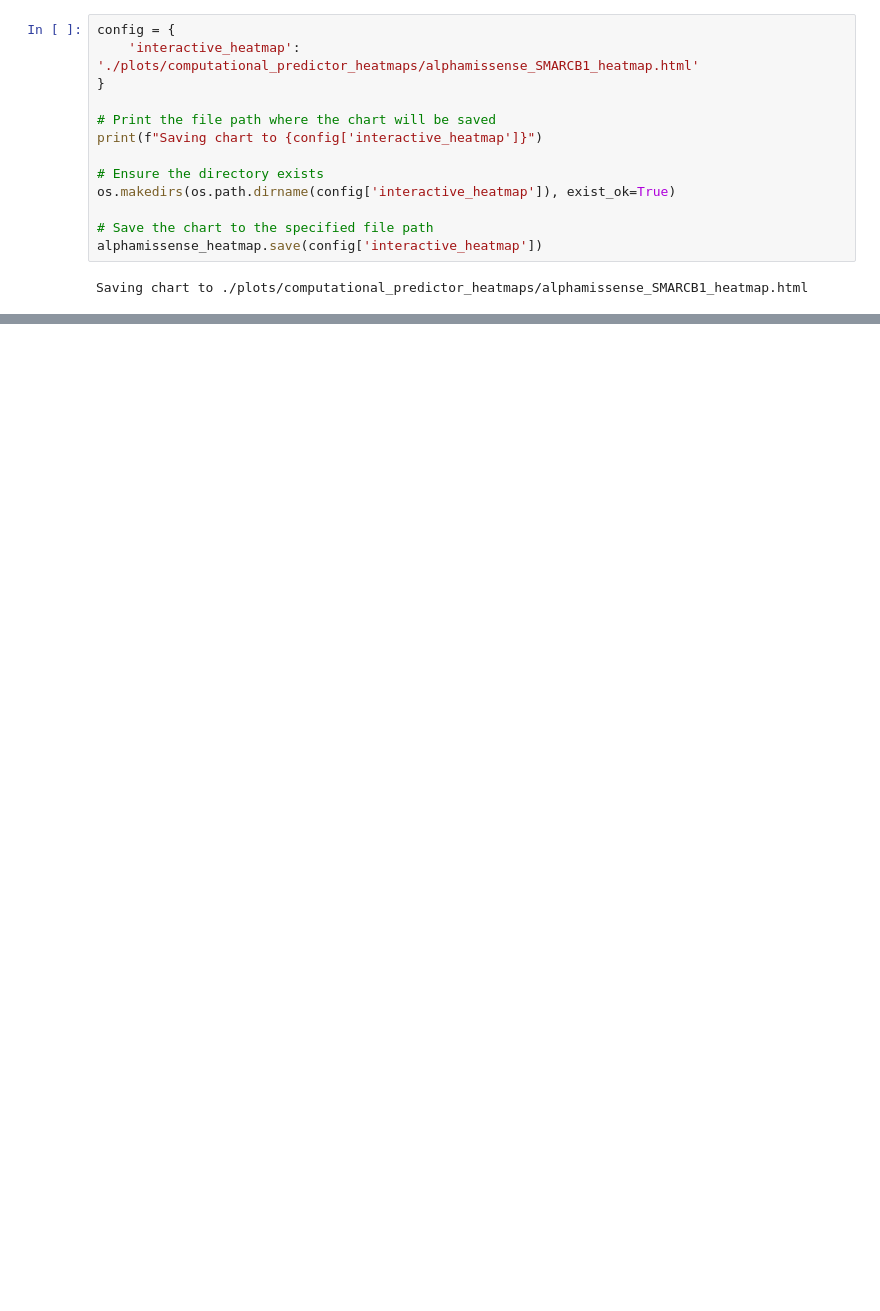
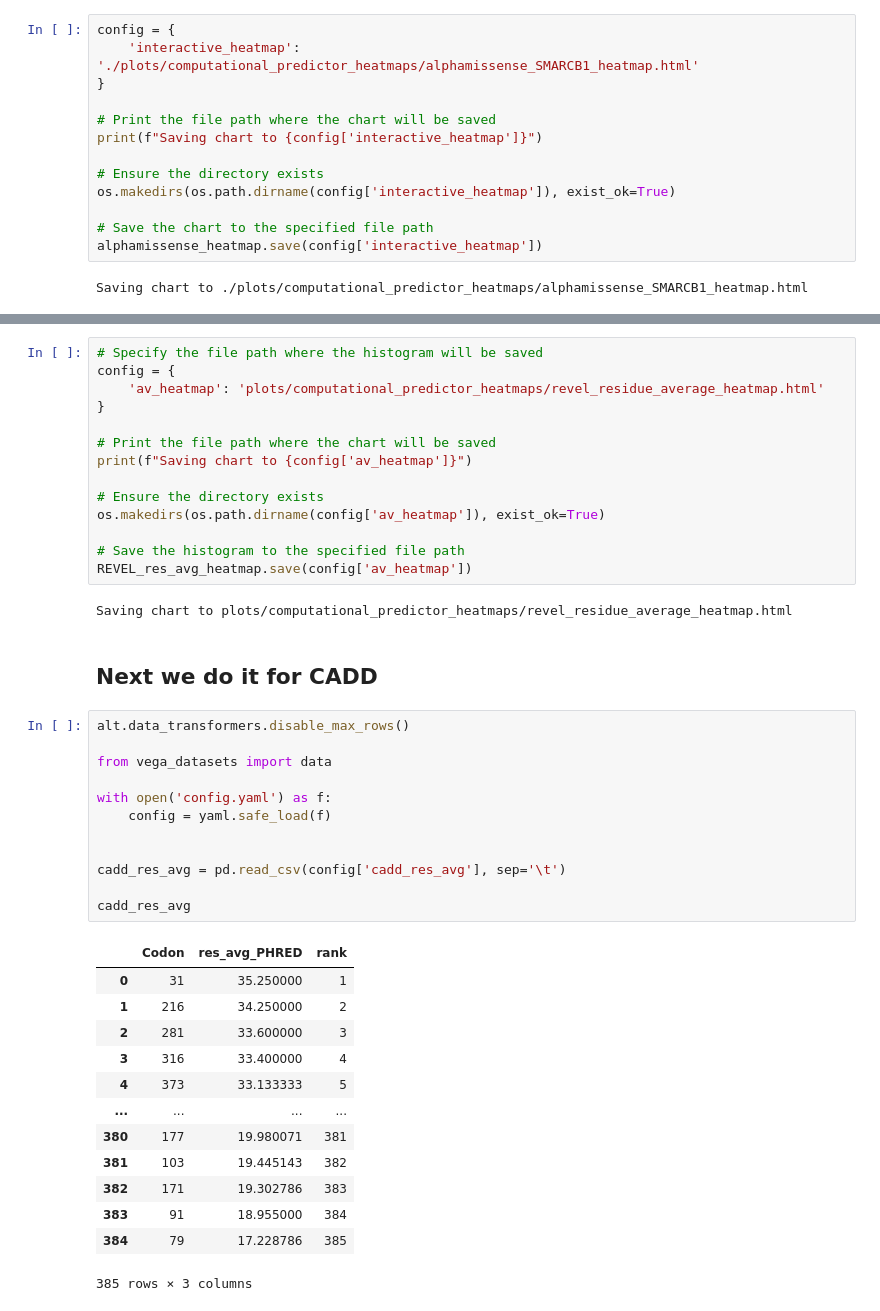
Before and after one commit to thehonglab/SMARCB1_DMS, a Jupyter notebook: computational_predictors_heatmaps.ipynb, the cells around one changed output, grey strips where cells are left out. Drawn from its saved outputs; the diff is of its cells as text; blank space fills up the shorter version.

Commit message:
Added some more heatmap code

```diff
--- a/computational_predictors_heatmaps.ipynb
+++ b/computational_predictors_heatmaps.ipynb
@@ -410,0 +431,44 @@ Saving chart to ./plots/computational_predictor_heatmaps/alphamissense_SMARCB1_h
+# %%
+# Specify the file path where the histogram will be saved
+config = {
+    'av_heatmap': 'plots/computational_predictor_heatmaps/revel_residue_average_heatmap.html'
+}
+
+# Print the file path where the chart will be saved
+print(f"Saving chart to {config['av_heatmap']}")
+
+# Ensure the directory exists
+os.makedirs(os.path.dirname(config['av_heatmap']), exist_ok=True)
+
+# Save the histogram to the specified file path
+REVEL_res_avg_heatmap.save(config['av_heatmap'])
+# %% [output]
+Saving chart to plots/computational_predictor_heatmaps/revel_residue_average_heatmap.html
+# %% [markdown]
+## Next we do it for CADD
+# %%
+alt.data_transformers.disable_max_rows()
+
+from vega_datasets import data
+
+with open('config.yaml') as f:
+    config = yaml.safe_load(f)
+
+
+cadd_res_avg = pd.read_csv(config['cadd_res_avg'], sep='\t')
+
+cadd_res_avg
+# %% [output]
+|  | Codon | res_avg_PHRED | rank |
+| 0 | 31 | 35.250000 | 1 |
+| 1 | 216 | 34.250000 | 2 |
+| 2 | 281 | 33.600000 | 3 |
+| 3 | 316 | 33.400000 | 4 |
+| 4 | 373 | 33.133333 | 5 |
+| ... | ... | ... | ... |
+| 380 | 177 | 19.980071 | 381 |
+| 381 | 103 | 19.445143 | 382 |
+| 382 | 171 | 19.302786 | 383 |
+| 383 | 91 | 18.955000 | 384 |
+| 384 | 79 | 17.228786 | 385 |
+385 rows × 3 columns
```
Also changed, not shown: parts of 16 cells of this notebook, 31 other files.
